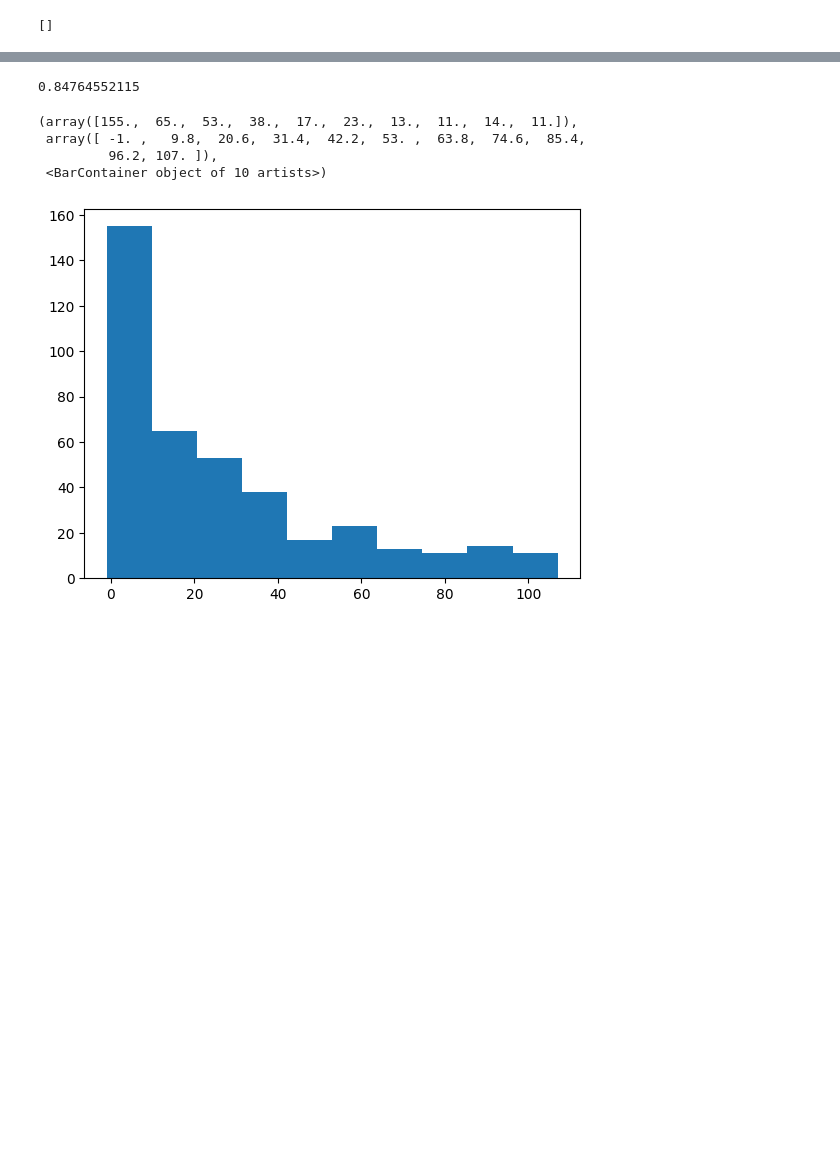
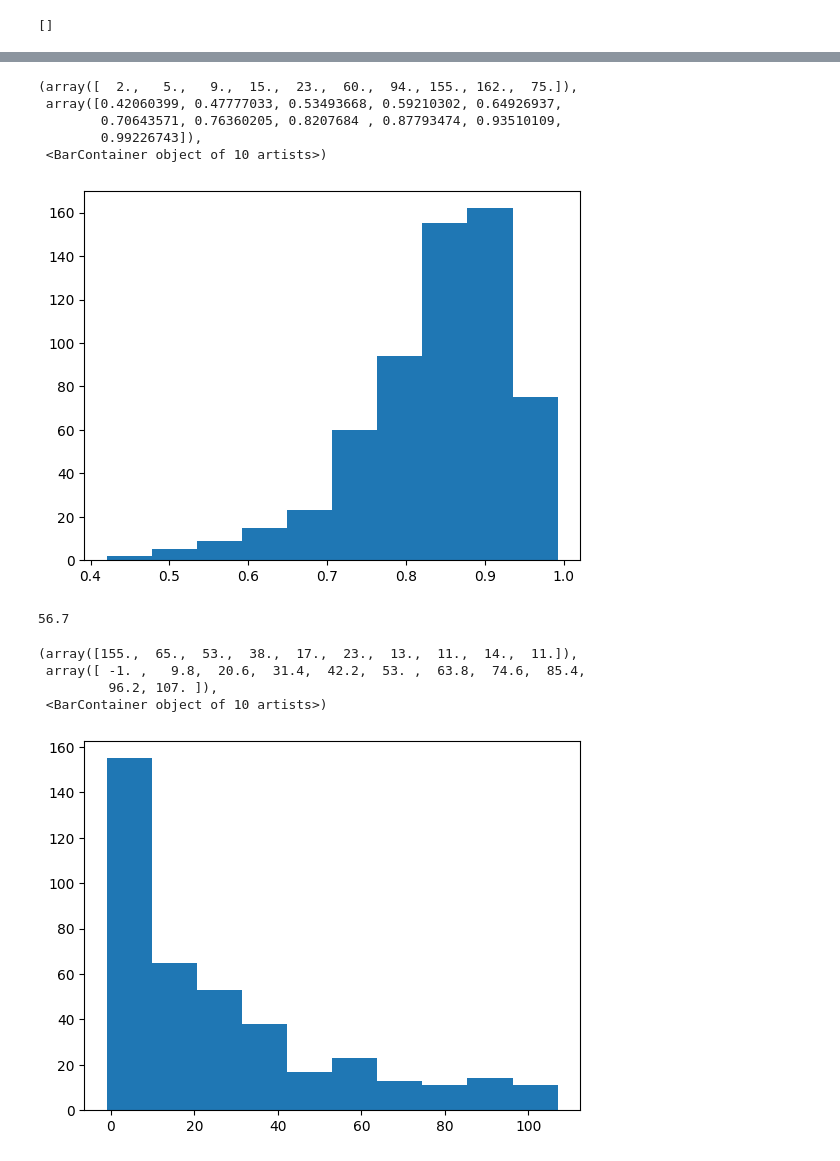
Before and after one commit to PrasannS/tfr-decoding, a Jupyter notebook: explore_pfsamp.ipynb, the cells around one changed output, grey strips where cells are left out. Saved outputs shown, nothing was run; the diff lists cells and outputs as text; code cells hidden in the pictures; blank space fills up the shorter version.

```diff
--- a/explore_pfsamp.ipynb
+++ b/explore_pfsamp.ipynb
@@ -68,3 +88,5 @@ a[:-3]
 []
 # %%
 resold = pd.read_json("output/hparam_explore2/enhsamp7_20.jsonl", orient='records', lines=True)
+# %%
+resold = pd.read_csv("output/hparam_explore3/enhsamp10_20_30.csv", index_col=False)
@@ -71,9 +115,18 @@ resold = pd.read_json("output/hparam_explore2/enhsamp7_20.jsonl", orient='record
+# %%
+plt.hist(resold.scos)
+# %% [output]
+(array([  2.,   5.,   9.,  15.,  23.,  60.,  94., 155., 162.,  75.]),
+ array([0.42060399, 0.47777033, 0.53493668, 0.59210302, 0.64926937,
+        0.70643571, 0.76360205, 0.8207684 , 0.87793474, 0.93510109,
+        0.99226743]),
+ <BarContainer object of 10 artists>)
+[figure, added]
 # %%
 from statistics import median, mean
 # %%
-median(resold['scos'])
+mean(resold['extra_toks'])
 # %% [output]
-0.84764552115
+56.7
 # %%
 def count_tokens(text):
     return len(tokenizer(text).input_ids)
```
Also changed, not shown: parts of 9 cells of this notebook, 3 other files.
